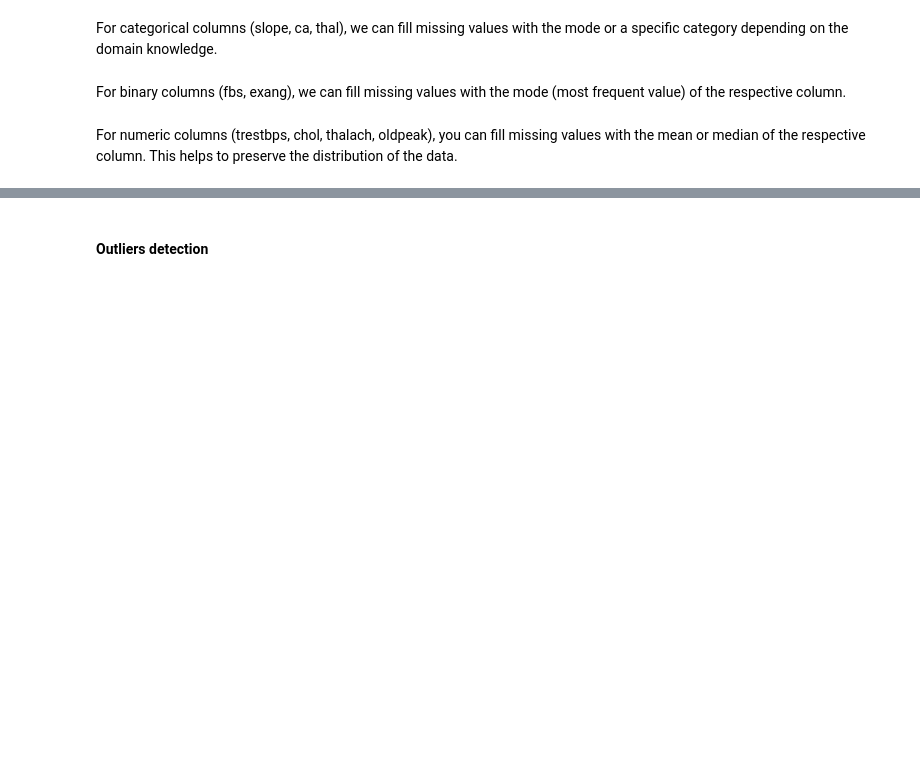
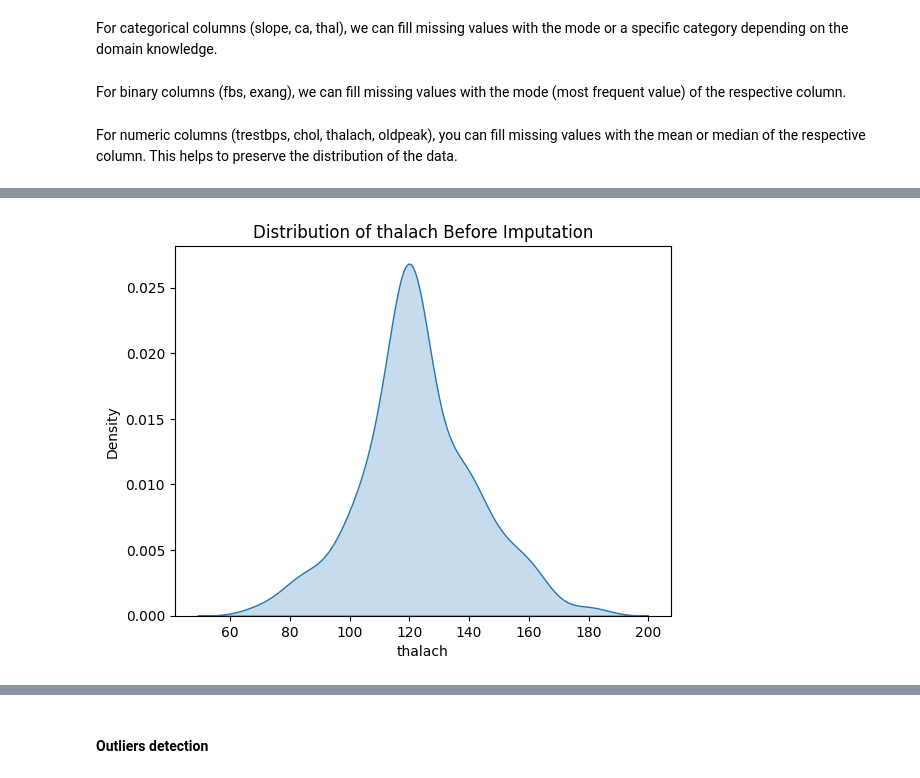
Before and after one commit to Yash-Barjatya/IME672-Data-Mining-Assignments, a Jupyter notebook: Assignment-4/assignment4-201138.ipynb, the cells around one changed output, grey strips where cells are left out. Cells and saved outputs as stored; diff of their text form; code cells hidden in the pictures; blank space fills up the shorter version.

```diff
--- a/Assignment-4/assignment4-201138.ipynb
+++ b/Assignment-4/assignment4-201138.ipynb
@@ -141,0 +143,4 @@ fill_with_median(heart, 'chol', ['sex', 'cp','age'])
+# %%
+KDEplot('thalach')
+# %% [output]
+[figure, added]
```
Also changed, not shown: parts of 13 cells of this notebook.
